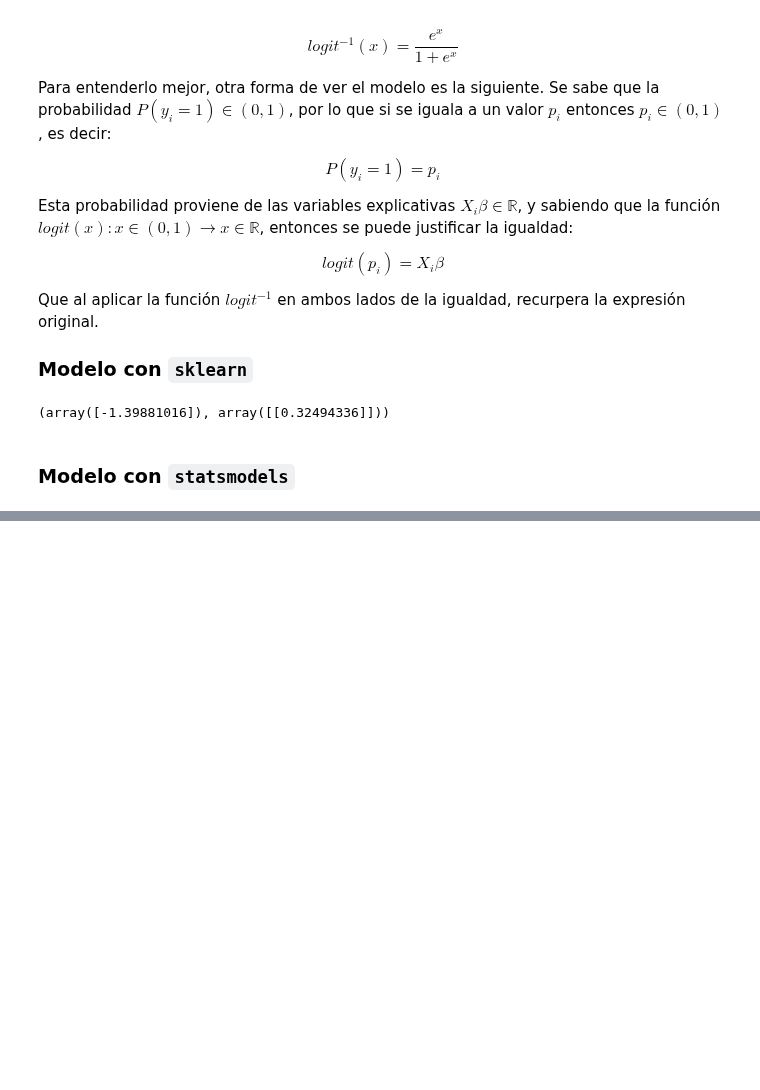
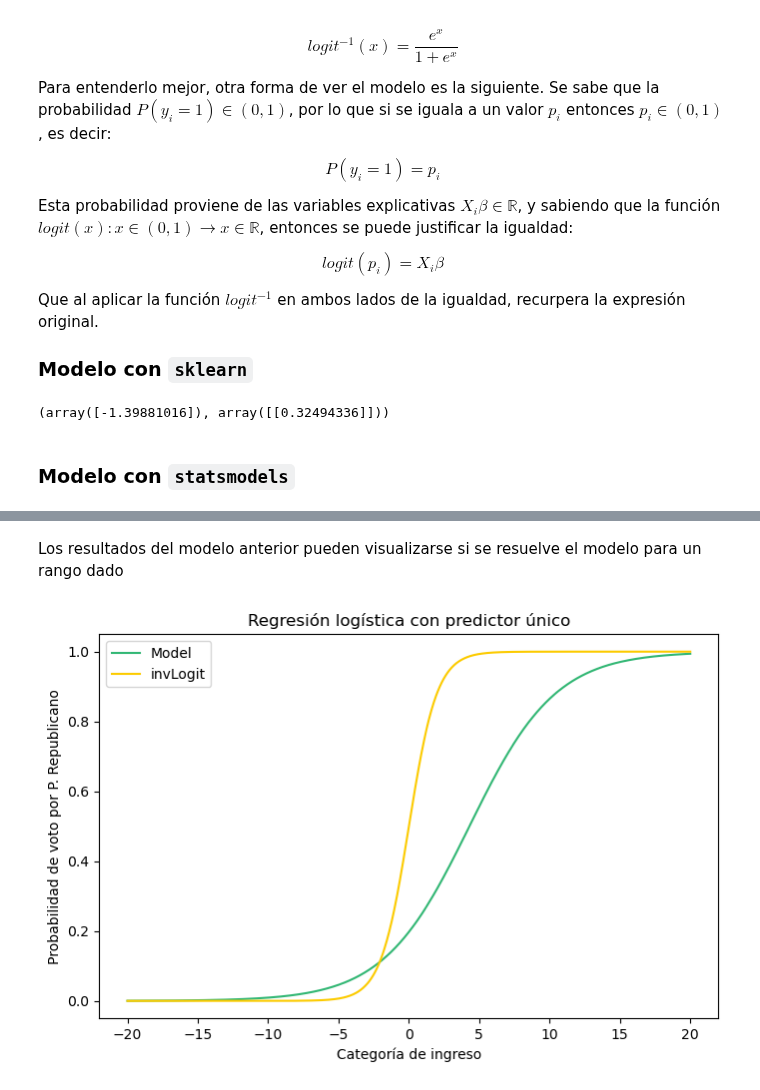
Before and after one commit to CAMM961001/bayesian_analysis, a Jupyter notebook: notebooks/04_regresion_logistica.ipynb, the cells around one changed output, grey strips where cells are left out. Drawn from its saved outputs; the diff is of its cells as text; code cells hidden in the pictures; blank space fills up the shorter version.

```diff
--- a/notebooks/04_regresion_logistica.ipynb
+++ b/notebooks/04_regresion_logistica.ipynb
@@ -126,3 +132,38 @@ Logit Regression Results
 |  | coef | std err | z | P>|z| | [0.025 | 0.975] |
 | const | -1.4021 | 0.189 | -7.401 | 0.000 | -1.773 | -1.031 |
 | income | 0.3260 | 0.057 | 5.731 | 0.000 | 0.215 | 0.437 |
+# %% [markdown]
+Los resultados del modelo anterior pueden visualizarse si se resuelve el modelo para un rango dado
+# %%
+# Malla para mapear el modelo
+x_vis = np.linspace(start=-20, stop=20, num=datos_predictor_unico.shape[0])
+
+# Predicciones del modelo
+y_vis = np.array([
+    expit(results.params['const'] + results.params['income'] * x_vis)
+    ,log_reg.cdf(X=x_vis)
+])
+
+# Especificaciones de figura
+fig, ax = plt.subplots(figsize = (8,5))
+
+# Elementos de visualización
+ax.plot(
+    x_vis, y_vis[0]
+    ,color=CONFIG['graficas']['colors']['verde']
+    ,label='Model')
+ax.plot(
+    x_vis, y_vis[1]
+    ,color=CONFIG['graficas']['colors']['amarillo']
+    ,label='invLogit')
+
+# Anotaciones y estilo
+ax.set(
+    title='Regresión logística con predictor único'
+    ,xlabel='Categoría de ingreso'
+    ,ylabel='Probabilidad de voto por P. Republicano')
+ax.legend()
+
+plt.show()
+# %% [output]
+[figure, added]
```
Also changed, not shown: parts of 3 cells of this notebook.
